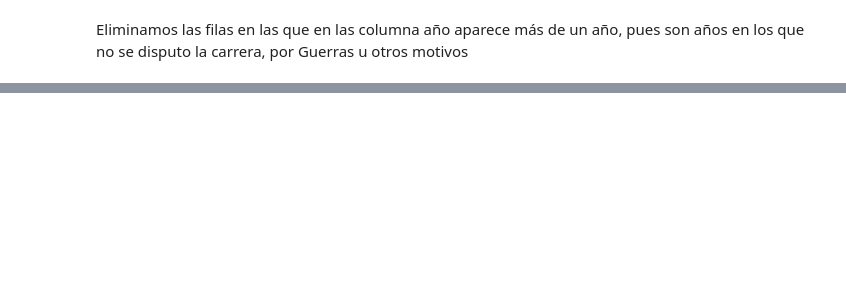
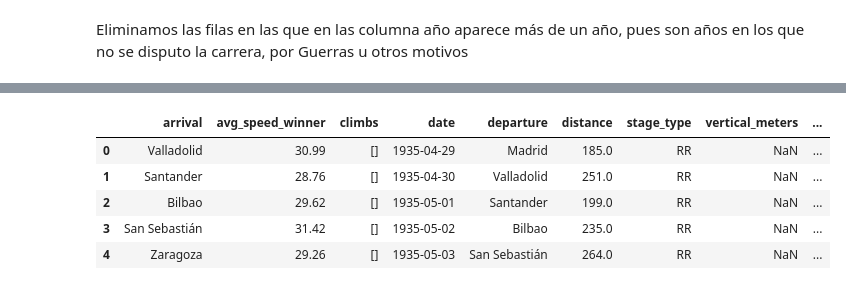
Before and after one commit to Rcm89/Proyecto5-RecorridosCiclsitas, a Jupyter notebook: notebooks/api-procyclingstats.ipynb, the cells around one changed output, grey strips where cells are left out. Cells and saved outputs as stored; diff of their text form; code cells hidden in the pictures; blank space fills up the shorter version.

Commit message:
corrigiendo erroes api procyclingstats

```diff
--- a/notebooks/api-procyclingstats.ipynb
+++ b/notebooks/api-procyclingstats.ipynb
@@ -91,12 +134,2 @@ lista_anios_vuelta = df_vuelta['Año'].tolist()
 # %%
 lista_ediciones_tres_carreras = [lista_anios_giro, lista_anios_tour, lista_anios_vuelta]
-# %%
-# Por cada una de las tres carreras (Giro, Tour, Vuelta) sacamos con la API de procyclingstats la informacion
-# sobre los ganadores de cada etapa de cada edición
-for lista_ediciones in tqdm(lista_ediciones_tres_carreras):
-    ganadores_etapas_por_anio = []
-    for anio in lista_anios_tour:
-        race = Race(f"race/tour-de-france/{anio}")
-        info_ganadores=race.stages_winners()
-        ganadores_etapas_por_anio.append(info_ganadores)
-       # ganadores_etapas_por_anio[anio] = info_ganadores
@@ -200,0 +320,16 @@ df_etapas.head()
+# %%
+# En la columna results ahora tenemos informacion guarada en un diccionario por cada fila sobre el gandor de cada etapa.
+# Vamos a convertir cada clave en el encabezado de una nueva columna (los valores iran en las celdas de cada columa) y
+# eliminamos despues al columna results
+
+results_expanded = df_etapas['results'].apply(pd.Series)
+
+df_etapas = pd.concat([df_etapas.drop(columns=['results']), results_expanded], axis=1)
+df_etapas.head()
+# %% [output]
+|  | arrival | avg_speed_winner | climbs | date | departure | distance | stage_type | vertical_meters | ... |
+| 0 | Valladolid | 30.99 | [] | 1935-04-29 | Madrid | 185.0 | RR | NaN | ... |
+| 1 | Santander | 28.76 | [] | 1935-04-30 | Valladolid | 251.0 | RR | NaN | ... |
+| 2 | Bilbao | 29.62 | [] | 1935-05-01 | Santander | 199.0 | RR | NaN | ... |
+| 3 | San Sebastián | 31.42 | [] | 1935-05-02 | Bilbao | 235.0 | RR | NaN | ... |
+| 4 | Zaragoza | 29.26 | [] | 1935-05-03 | San Sebastián | 264.0 | RR | NaN | ... |
```
Also changed, not shown: parts of 28 cells of this notebook.
